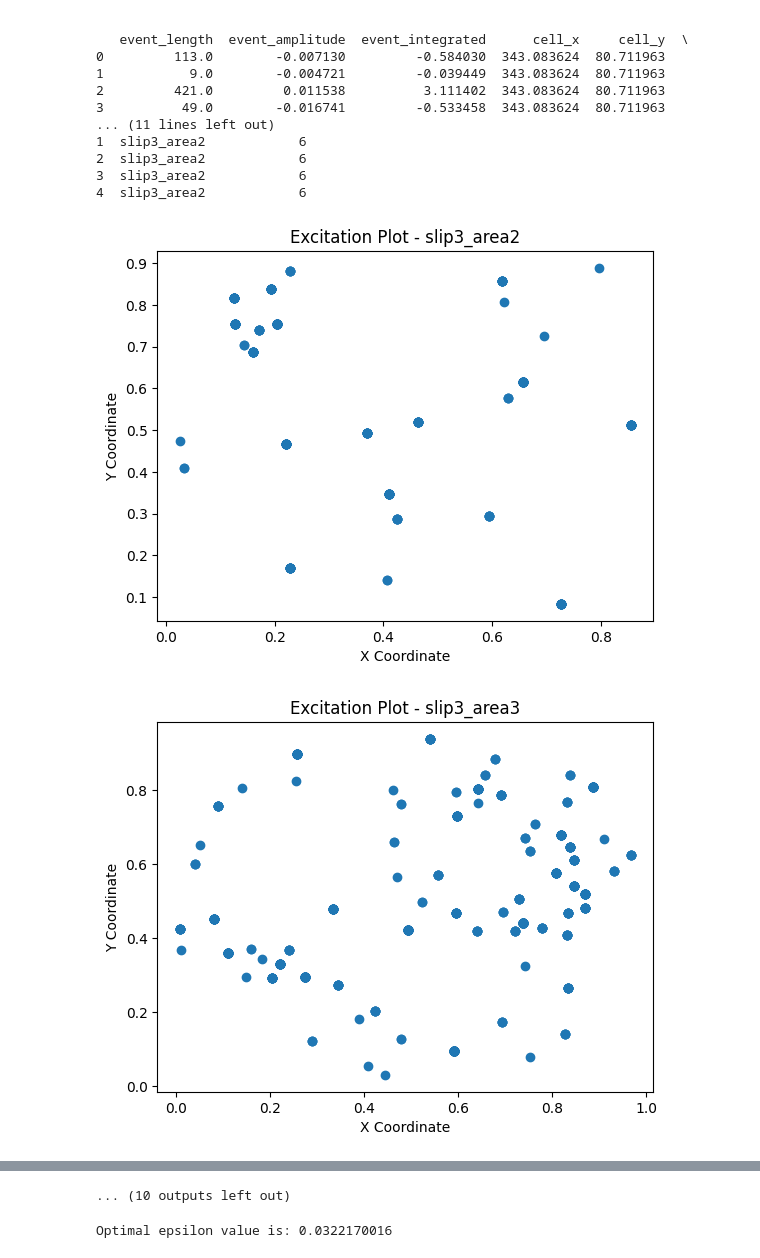
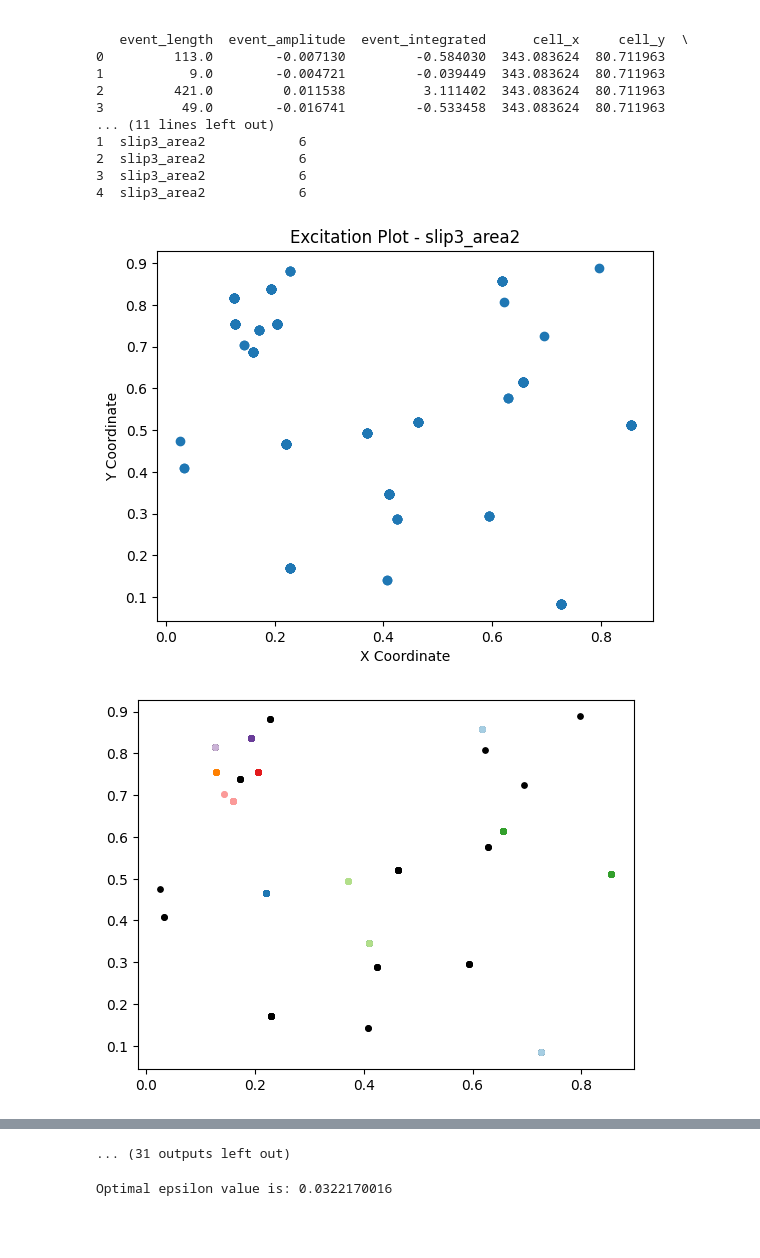
Before and after one commit to Breast-cancer-analysis/ST-DBSCAN, a Jupyter notebook: ST-DBSCAN.ipynb, the cells around one changed output, grey strips where cells are left out. Cells and saved outputs as stored; diff of their text form; code cells hidden in the pictures; blank space fills up the shorter version.

Commit message:
changed code to plot scatter plot

```diff
--- a/ST-DBSCAN.ipynb
+++ b/ST-DBSCAN.ipynb
@@ -91,34 +91,34 @@ num_clusters_468 = []
 
 for slip_area in slip_area_combinations_468:
     subset = data_468[data_468['Slip_Area'] == slip_area]
 
     # Plot for each slip
     plt.scatter(subset['X'], subset['Y'])
     plt.title(f'Excitation Plot - {slip_area}')
     plt.xlabel('X Coordinate')
     plt.ylabel('Y Coordinate')
     plt.show()
 
-    st_dbscan_468 = ST_DBSCAN(eps1=0.03, eps2=100, min_samples=6)
+    st_dbscan_468 = ST_DBSCAN(eps1=0.03, eps2=800, min_samples=6)
     #eps1 = distance radius, eps2  = time radius, min_samples = min number of points for a core point
     #to calculate optimum min_sample, use 2*dimensions(D), hence for three dimensions, use 6
-    coord_values_468 = subset.iloc[:, :3]  # Select columns 0, 1, and 2
+    coord_values_468 = subset.iloc[:, :-1]  # Select columns 0, 1, and 2
     st_dbscan_468.fit(coord_values_468)
 
     cluster_labels_468 = st_dbscan_468.labels
 
     # Plot clusters for each slip area
-    # plot(coord_values_468[:,1:], cluster_labels_468)
+    plot(coord_values_468.iloc[:, 1:], cluster_labels_468)
     num_clusters_468.append(len(np.unique(cluster_labels_468[cluster_labels_468 != -1])))
 
 # Plot histogram
 plt.figure(figsize=(8, 6))
 plt.barh(slip_area_combinations_468, num_clusters_468, color='skyblue', edgecolor='black')
 plt.xlabel('Number of Clusters')
 plt.ylabel('Slip Area')
 plt.title(f'Number of Clusters per Slip Area - Breast Cancer Type: L468')
 plt.grid(axis='x', alpha=0.5)
 plt.show()
 # %% [output]
 [figure]
-[figure, old version]
+[figure, new version]
@@ -135,4 +135,4 @@ plt.show()
-... (10 outputs left out)
+... (31 outputs left out)
 # %%
 # finding optimum epsilon by k-means clustering
 # first find optimum epsilon for distance for L468
```
Also changed, not shown: parts of 1 cell of this notebook.
